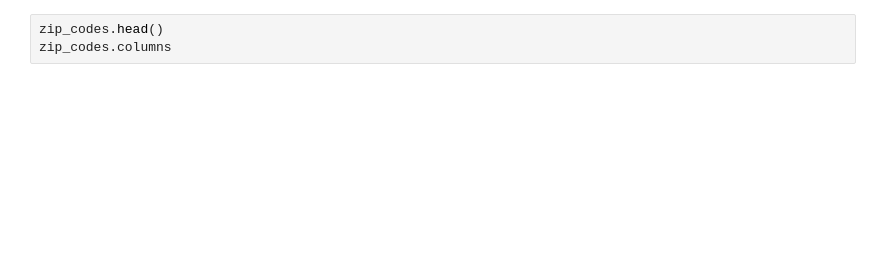
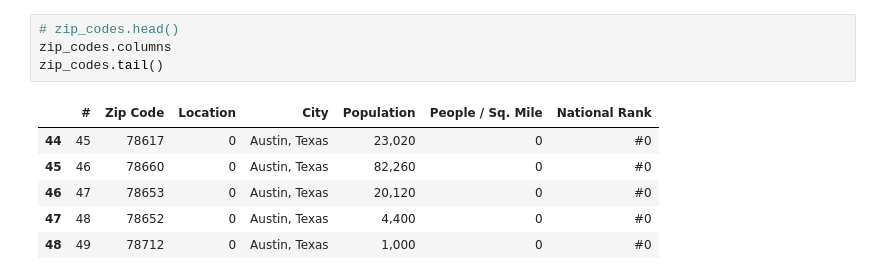
Before and after one commit to bethChris/cs5830_project2, a Jupyter notebook: project2.ipynb, the cells around one changed output. Saved outputs shown, nothing was run; the diff lists cells and outputs as text; blank space fills up the shorter version.

```diff
--- a/project2.ipynb
+++ b/project2.ipynb
@@ -16,6 +38,14 @@ austin_housing.columns
 # %%
-zip_codes.head()
+# zip_codes.head()
 zip_codes.columns
+zip_codes.tail()
+# %% [output]
+|  | # | Zip Code | Location | City | Population | People / Sq. Mile | National Rank |
+| 44 | 45 | 78617 | 0 | Austin, Texas | 23,020 | 0 | #0 |
+| 45 | 46 | 78660 | 0 | Austin, Texas | 82,260 | 0 | #0 |
+| 46 | 47 | 78653 | 0 | Austin, Texas | 20,120 | 0 | #0 |
+| 47 | 48 | 78652 | 0 | Austin, Texas | 4,400 | 0 | #0 |
+| 48 | 49 | 78712 | 0 | Austin, Texas | 1,000 | 0 | #0 |
 # %%
 """
 Karl's Spatial Analysis
```
Also changed, not shown: parts of 4 cells of this notebook.
